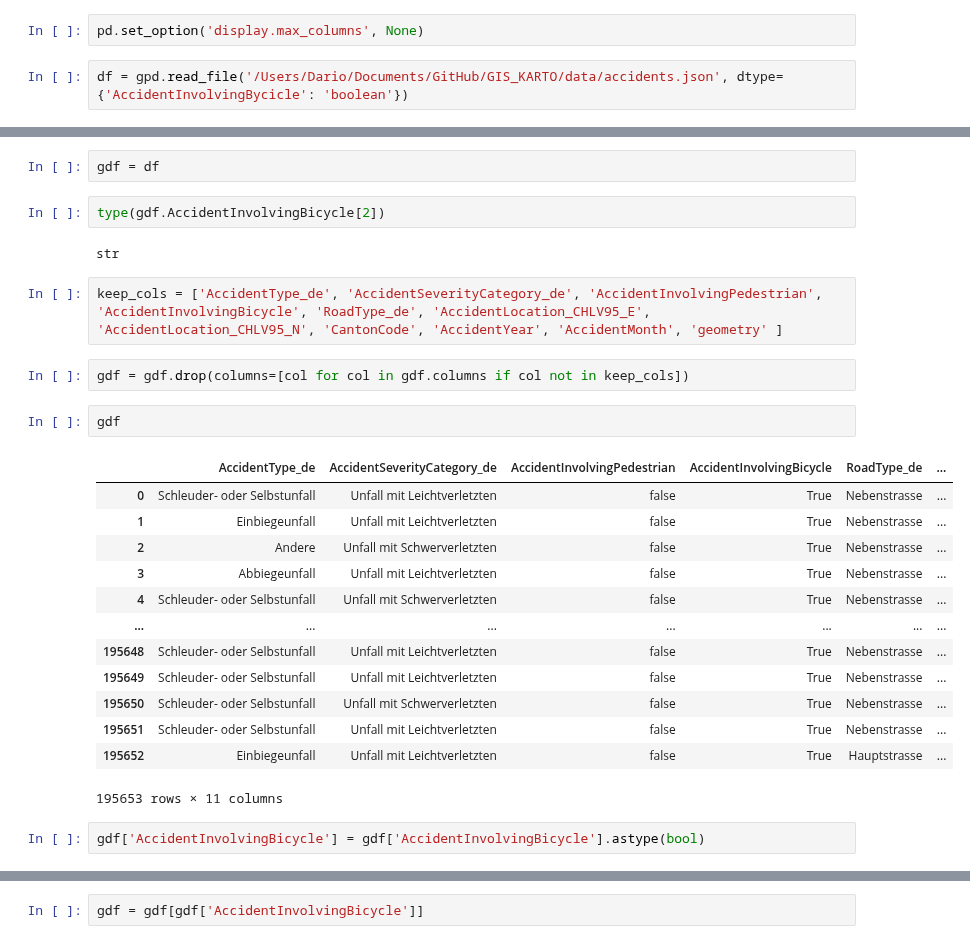
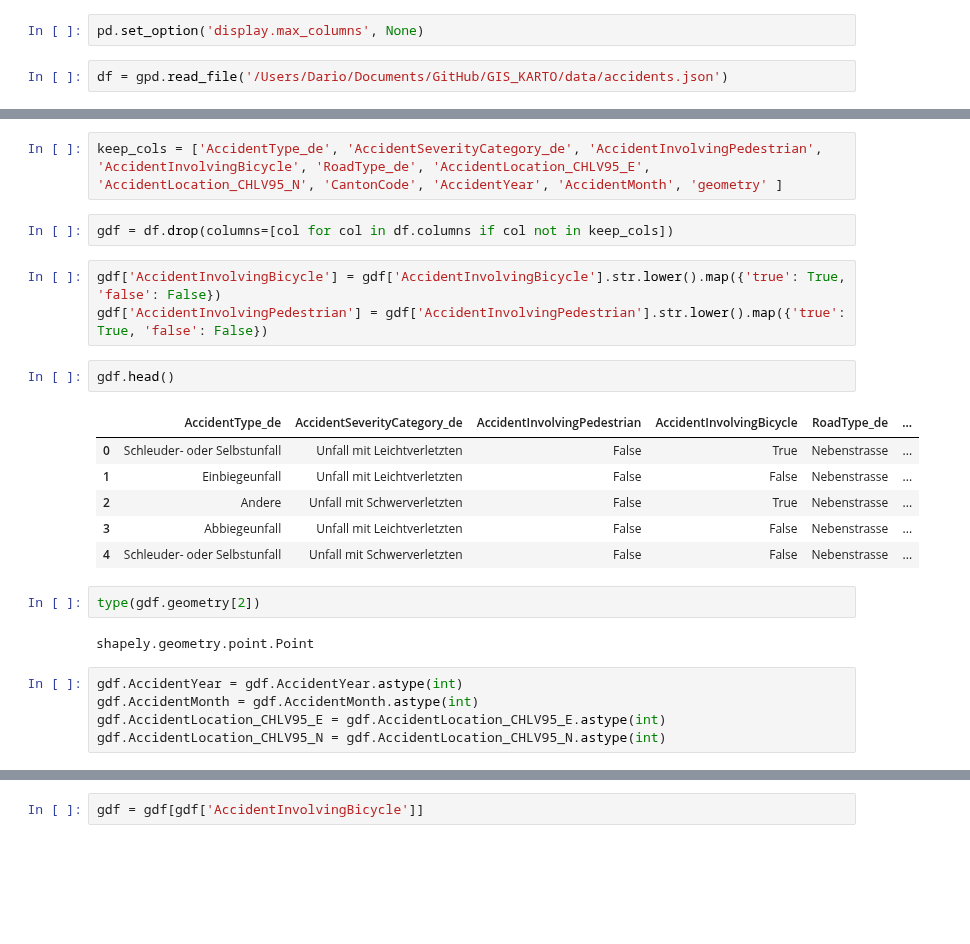
Before and after one commit to teefaxx/projekt-gis-karto, a Jupyter notebook: src/accidents/data_test.ipynb, the cells around one changed output, grey strips where cells are left out. Drawn from its saved outputs; the diff is of its cells as text; blank space fills up the shorter version.

```diff
--- a/src/accidents/data_test.ipynb
+++ b/src/accidents/data_test.ipynb
@@ -5,5 +5,5 @@ import os
 # %%
 pd.set_option('display.max_columns', None)
 # %%
-df = gpd.read_file('/Users/Dario/Documents/GitHub/GIS_KARTO/data/accidents.json', dtype={'AccidentInvolvingBycicle': 'boolean'})
+df = gpd.read_file('/Users/Dario/Documents/GitHub/GIS_KARTO/data/accidents.json')
 # %%
@@ -18,28 +11,25 @@ df.head()
-# %%
-gdf = df
-# %%
-type(gdf.AccidentInvolvingBicycle[2])
-# %% [output]
-str
 # %%
 keep_cols = ['AccidentType_de', 'AccidentSeverityCategory_de', 'AccidentInvolvingPedestrian', 'AccidentInvolvingBicycle', 'RoadType_de', 'AccidentLocation_CHLV95_E', 'AccidentLocation_CHLV95_N', 'CantonCode', 'AccidentYear', 'AccidentMonth', 'geometry' ]
 # %%
-gdf = gdf.drop(columns=[col for col in gdf.columns if col not in keep_cols])
+gdf = df.drop(columns=[col for col in df.columns if col not in keep_cols])
+# %%
+gdf['AccidentInvolvingBicycle'] = gdf['AccidentInvolvingBicycle'].str.lower().map({'true': True, 'false': False})
+gdf['AccidentInvolvingPedestrian'] = gdf['AccidentInvolvingPedestrian'].str.lower().map({'true': True, 'false': False})
 # %%
-gdf
+gdf.head()
 # %% [output]
 |  | AccidentType_de | AccidentSeverityCategory_de | AccidentInvolvingPedestrian | AccidentInvolvingBicycle | RoadType_de | ... |
-| 0 | Schleuder- oder Selbstunfall | Unfall mit Leichtverletzten | false | True | Nebenstrasse | ... |
-| 1 | Einbiegeunfall | Unfall mit Leichtverletzten | false | True | Nebenstrasse | ... |
-| 2 | Andere | Unfall mit Schwerverletzten | false | True | Nebenstrasse | ... |
-| 3 | Abbiegeunfall | Unfall mit Leichtverletzten | false | True | Nebenstrasse | ... |
-| 4 | Schleuder- oder Selbstunfall | Unfall mit Schwerverletzten | false | True | Nebenstrasse | ... |
-| ... | ... | ... | ... | ... | ... | ... |
-| 195648 | Schleuder- oder Selbstunfall | Unfall mit Leichtverletzten | false | True | Nebenstrasse | ... |
-| 195649 | Schleuder- oder Selbstunfall | Unfall mit Leichtverletzten | false | True | Nebenstrasse | ... |
-| 195650 | Schleuder- oder Selbstunfall | Unfall mit Schwerverletzten | false | True | Nebenstrasse | ... |
-| 195651 | Schleuder- oder Selbstunfall | Unfall mit Leichtverletzten | false | True | Nebenstrasse | ... |
-| 195652 | Einbiegeunfall | Unfall mit Leichtverletzten | false | True | Hauptstrasse | ... |
+| 0 | Schleuder- oder Selbstunfall | Unfall mit Leichtverletzten | False | True | Nebenstrasse | ... |
+| 1 | Einbiegeunfall | Unfall mit Leichtverletzten | False | False | Nebenstrasse | ... |
+| 2 | Andere | Unfall mit Schwerverletzten | False | True | Nebenstrasse | ... |
+| 3 | Abbiegeunfall | Unfall mit Leichtverletzten | False | False | Nebenstrasse | ... |
+| 4 | Schleuder- oder Selbstunfall | Unfall mit Schwerverletzten | False | False | Nebenstrasse | ... |
-195653 rows × 11 columns
-# %%
-gdf['AccidentInvolvingBicycle'] = gdf['AccidentInvolvingBicycle'].astype(bool)
+# %%
+type(gdf.geometry[2])
+# %% [output]
+shapely.geometry.point.Point
+# %%
+gdf.AccidentYear = gdf.AccidentYear.astype(int)
+gdf.AccidentMonth = gdf.AccidentMonth.astype(int)
+gdf.AccidentLocation_CHLV95_E = gdf.AccidentLocation_CHLV95_E.astype(int)
+gdf.AccidentLocation_CHLV95_N = gdf.AccidentLocation_CHLV95_N.astype(int)
```
Also changed, not shown: parts of 16 cells of this notebook, 3 other files.
